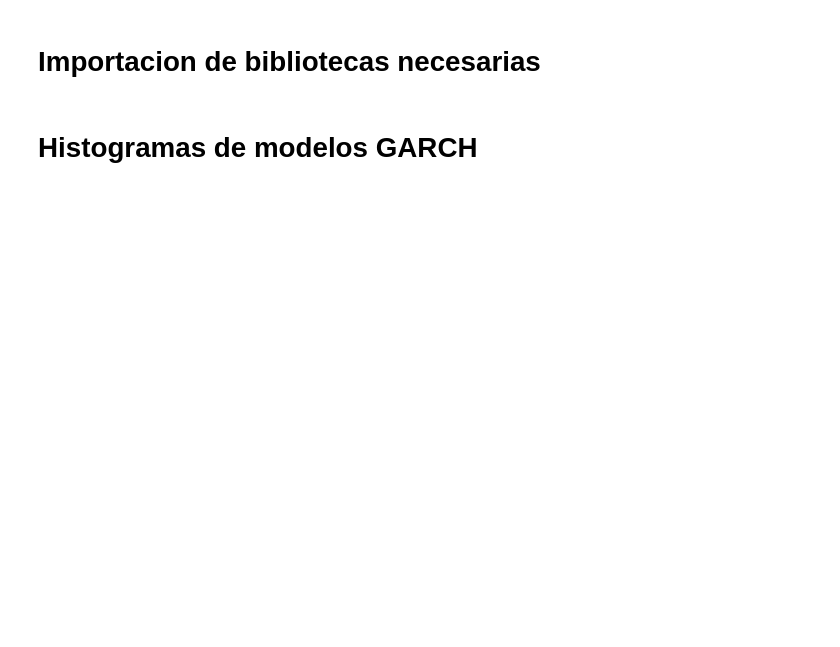
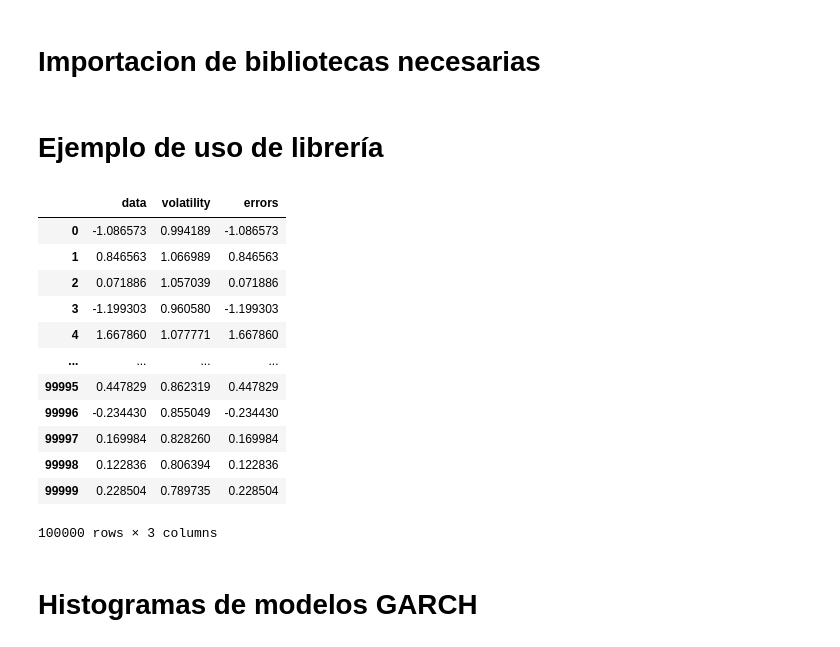
Before and after one commit to Diego-Astaburuaga/Modelos-GARCH, a Jupyter notebook: Entregables/Informe Simulación/Simulación.ipynb, the cells around one changed output. Drawn from its saved outputs; the diff is of its cells as text; code cells hidden in the pictures; blank space fills up the shorter version.

```diff
--- a/Entregables/Informe Simulación/Simulación.ipynb
+++ b/Entregables/Informe Simulación/Simulación.ipynb
@@ -64,3 +70,56 @@ plt.rc("font", size=14)
+# %% [markdown]
+# Ejemplo de uso de librería
+# %%
+# Establecer la semilla para reproducibilidad
+np.random.seed(42)
+
+# Definir los parámetros del modelo GARCH
+p = 1
+q = 1
+mu = 0
+omega = 0.2
+alpha_array= np.random.rand(p)
+beta_array = np.random.rand(q)
+n_datos = 100_000
+
+# Garantizar estacionaridad
+if np.sum(alpha_array) + np.sum(beta_array) >= 1:
+    scale_factor = 0.9 / (np.sum(alpha_array) + np.sum(beta_array))
+    alpha_array = alpha_array * scale_factor
+    beta_array = beta_array * scale_factor
+
+# Definir los parámetros del modelo
+cm_params = np.array([mu])
+garch_params = np.concatenate((np.array([omega]), alpha_array, beta_array))
+params = np.concatenate((cm_params, garch_params))
+
+# Crear un modelo GARCH utilizando arch_model
+modelo_garch = arch_model(None, p=p, o=0, q=q)
+
+# Establece secuencia de residuos
+rs = np.random.RandomState([892380934, 189201902, 129129894, 9890437])
+modelo_garch.distribution = Normal(seed=rs)
+
+# Simular una única trayectoria del modelo GARCH
+sim_data = modelo_garch.simulate(params=params, nobs=n_datos)
+resids, variance = sim_data['data'], sim_data['volatility']
+
+# Muestra los datos simulados
+sim_data
+# %% [output]
+|  | data | volatility | errors |
+| 0 | -1.086573 | 0.994189 | -1.086573 |
+| 1 | 0.846563 | 1.066989 | 0.846563 |
+| 2 | 0.071886 | 1.057039 | 0.071886 |
+| 3 | -1.199303 | 0.960580 | -1.199303 |
+| 4 | 1.667860 | 1.077771 | 1.667860 |
+| ... | ... | ... | ... |
+| 99995 | 0.447829 | 0.862319 | 0.447829 |
+| 99996 | -0.234430 | 0.855049 | -0.234430 |
+| 99997 | 0.169984 | 0.828260 | 0.169984 |
+| 99998 | 0.122836 | 0.806394 | 0.122836 |
+| 99999 | 0.228504 | 0.789735 | 0.228504 |
+100000 rows × 3 columns
 # %% [markdown]
 # Histogramas de modelos GARCH
 # %%
```
Also changed, not shown: parts of 8 cells of this notebook, 1 other file.
